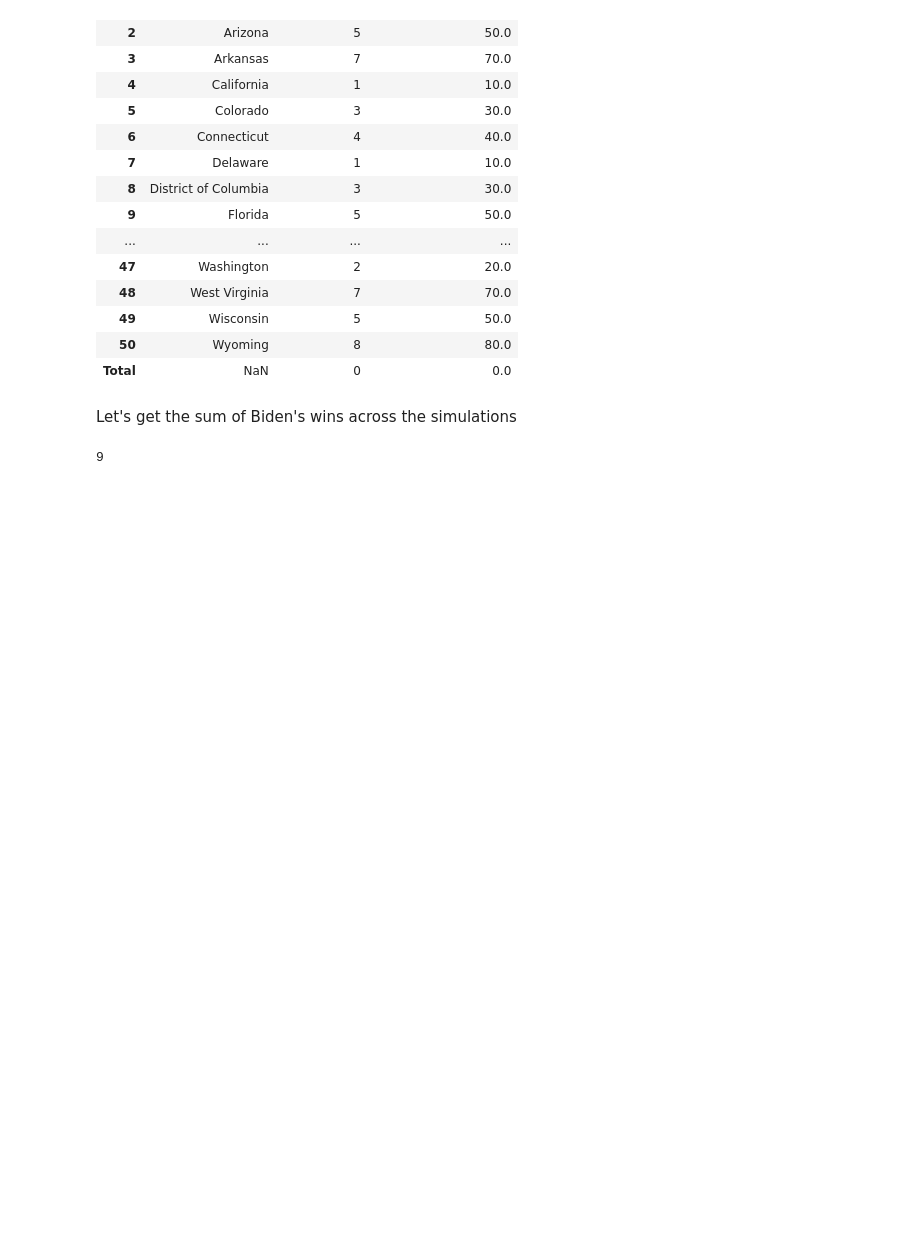
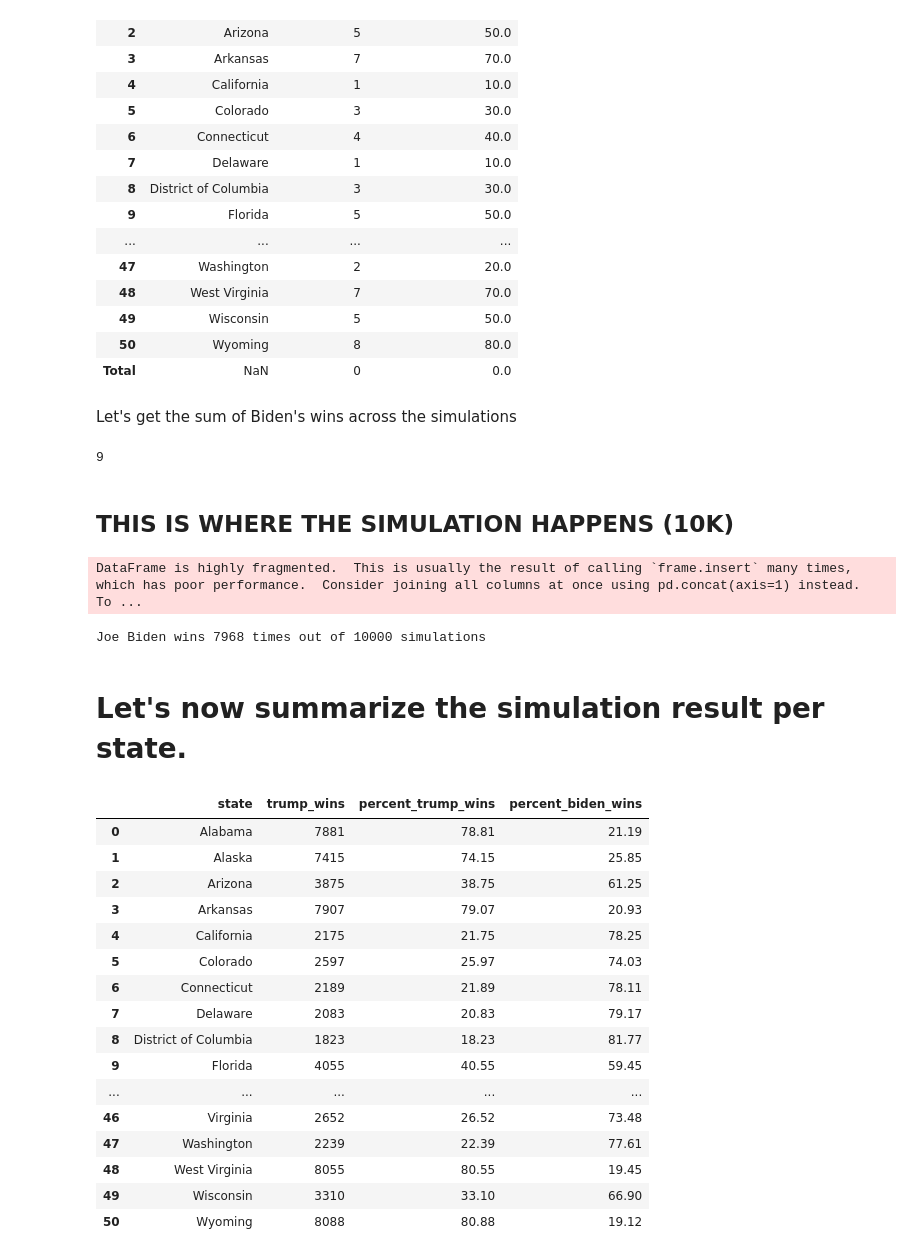
Before and after one commit to rkfd/ds-ai-for-business, a Jupyter notebook: Predicting-the-US-2020-Election/predicting-the-us-2020-election.ipynb, the cells around one changed output. Cells and saved outputs as stored; diff of their text form; code cells hidden in the pictures; blank space fills up the shorter version.

```diff
--- a/Predicting-the-US-2020-Election/predicting-the-us-2020-election.ipynb
+++ b/Predicting-the-US-2020-Election/predicting-the-us-2020-election.ipynb
@@ -667,3 +668,47 @@ Let's get the sum of Biden's wins across the simulations
 res.loc['Total'][res.loc['Total'] > 270.0].count()
 # %% [output]
 9
+# %% [markdown]
+## THIS IS WHERE THE SIMULATION HAPPENS (10K)
+# %%
+number_of_simulations = 10000
+
+election_results = runElectionSimulation(number_of_simulations, polls_state_summary)
+election_results.loc['Total',:] = election_results.sum(axis=0)
+
+biden_wins = election_results.loc['Total'][election_results.loc['Total'] > 270.0].count()
+
+# Print output
+print(f'Joe Biden wins {biden_wins} times out of {number_of_simulations} simulations')
+# %% [output]
+DataFrame is highly fragmented.  This is usually the result of calling `frame.insert` many times, which has poor performance.  Consider joining all columns at once using pd.concat(axis=1) instead.  To ...
+Joe Biden wins 7968 times out of 10000 simulations
+# %% [markdown]
+# Let's now summarize the simulation result per state.
+# %%
+summary = pd.DataFrame((election_results == 0).astype(int).sum(axis=1))
+
+res_summary = pd.concat([polls_state_summary['state'], summary], axis=1, sort=False)
+res_summary.columns = ['state','trump_wins']
+res_summary['percent_trump_wins'] = (res_summary['trump_wins'] / number_of_simulations) * 100
+res_summary['percent_biden_wins'] = 100 - res_summary['percent_trump_wins']
+res_summary = res_summary.dropna()
+res_summary
+# %% [output]
+|  | state | trump_wins | percent_trump_wins | percent_biden_wins |
+| 0 | Alabama | 7881 | 78.81 | 21.19 |
+| 1 | Alaska | 7415 | 74.15 | 25.85 |
+| 2 | Arizona | 3875 | 38.75 | 61.25 |
+| 3 | Arkansas | 7907 | 79.07 | 20.93 |
+| 4 | California | 2175 | 21.75 | 78.25 |
+| 5 | Colorado | 2597 | 25.97 | 74.03 |
+| 6 | Connecticut | 2189 | 21.89 | 78.11 |
+| 7 | Delaware | 2083 | 20.83 | 79.17 |
+| 8 | District of Columbia | 1823 | 18.23 | 81.77 |
+| 9 | Florida | 4055 | 40.55 | 59.45 |
+| ... | ... | ... | ... | ... |
+| 46 | Virginia | 2652 | 26.52 | 73.48 |
+| 47 | Washington | 2239 | 22.39 | 77.61 |
+| 48 | West Virginia | 8055 | 80.55 | 19.45 |
+| 49 | Wisconsin | 3310 | 33.10 | 66.90 |
+| 50 | Wyoming | 8088 | 80.88 | 19.12 |
```
Also changed, not shown: parts of 6 cells of this notebook.
